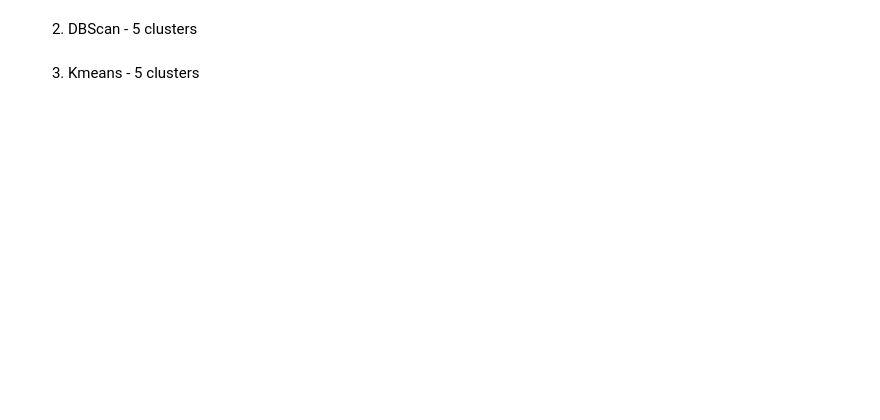
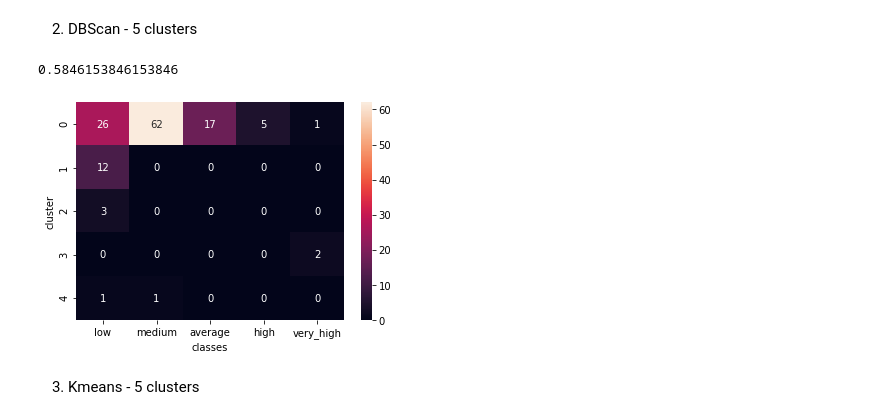
Before and after one commit to DangerousWizardry/ProjetIA, a Jupyter notebook: ProjetIA.ipynb, the cells around one changed output. Saved outputs shown, nothing was run; the diff lists cells and outputs as text; code cells hidden in the pictures; blank space fills up the shorter version.

```diff
--- a/ProjetIA.ipynb
+++ b/ProjetIA.ipynb
@@ -221,9 +309,18 @@ sns.heatmap(crosstab, annot=True)
 2) DBScan - 5 clusters
 # %%
 cluster = dbscan.labels_
-classes=pd.cut(full_clean_dataset["mortality"],5, labels=["low","medium", "average", "high","very_high"])
-crosstab=pd.crosstab(cluster,classes)
+objects['cluster']= cluster
+objects['classes']= pd.cut(full_clean_dataset["mortality"],5, labels=["low","medium", "average", "high","very_high"])
+
+no_noise_objects = objects[objects['cluster']!=-1]
+
+crosstab=pd.crosstab(no_noise_objects['cluster'],no_noise_objects['classes'])
 sns.heatmap(crosstab, annot=True)
+accuracy = (62 + 12 + 2) / crosstab.to_numpy().sum()
+print(accuracy)
+# %% [output]
+0.5846153846153846
+[figure, added]
 # %% [markdown]
 3) Kmeans - 5 clusters
 # %%
```
Also changed, not shown: parts of 40 cells of this notebook.
